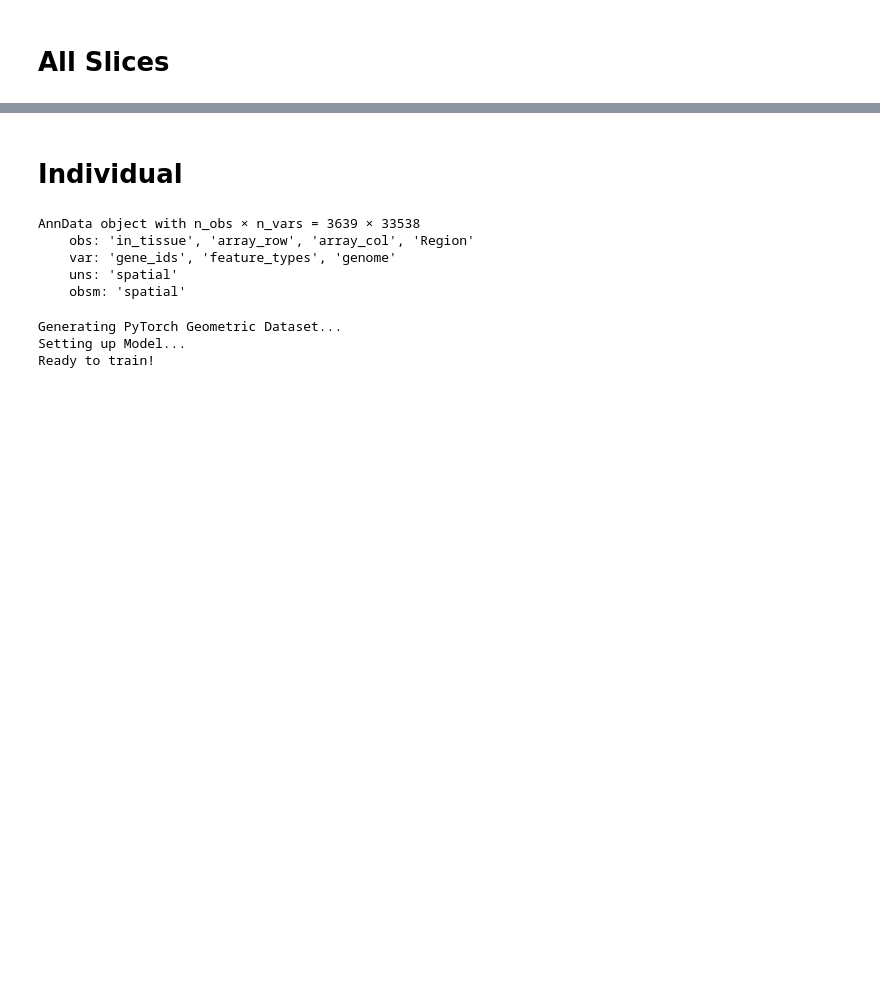
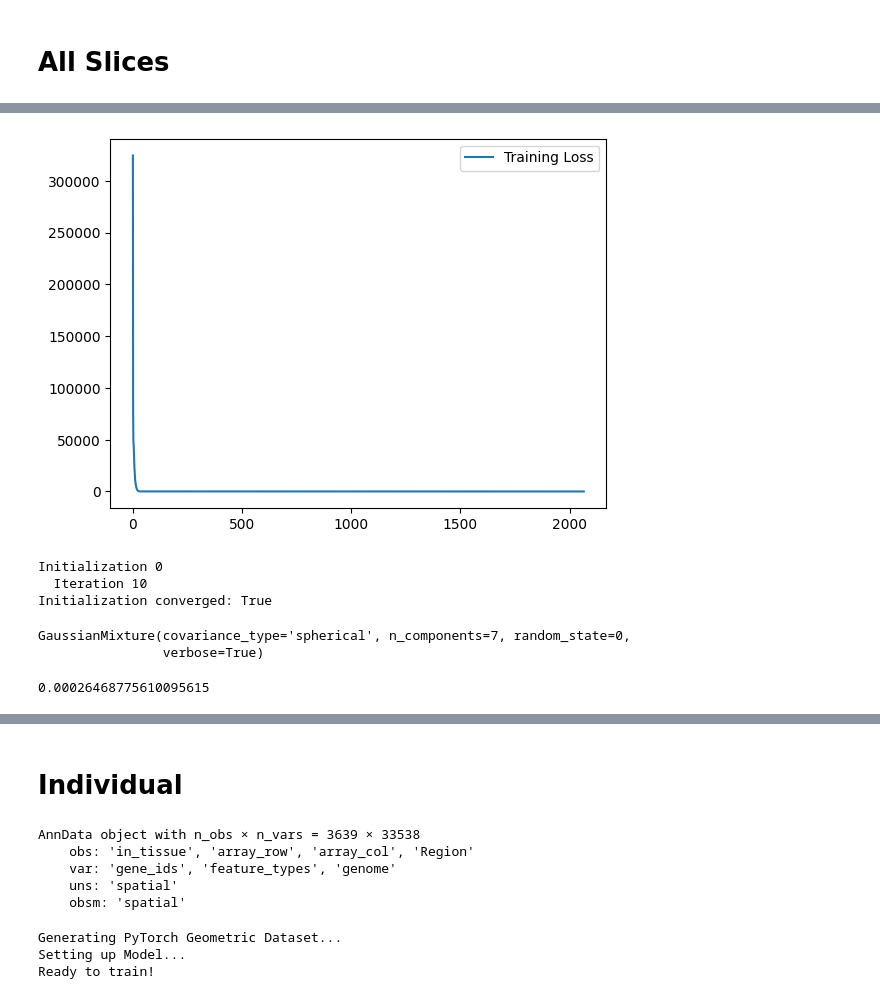
Before and after one commit to jmezallamosas/MSK, a Jupyter notebook: notebooks/dlpfc_grafiti.ipynb, the cells around one changed output, grey strips where cells are left out. Saved outputs shown, nothing was run; the diff lists cells and outputs as text; code cells hidden in the pictures; blank space fills up the shorter version.

```diff
--- a/notebooks/dlpfc_grafiti.ipynb
+++ b/notebooks/dlpfc_grafiti.ipynb
@@ -43,0 +228,3 @@ for filename in os.listdir(f'{datadir}/raw'):
+# %%
+adata = sc.read_h5ad(f'{datadir}/raw/151673.h5ad')
+adata
@@ -43,0 +239,2 @@ for filename in os.listdir(f'{datadir}/raw'):
+# %%
+gae = GAE(adata, hidden_dim=50, latent_dim=50, lr=0.0001, device=device)#, exponent=2, distance_scale=10)
@@ -43,0 +244,2 @@ for filename in os.listdir(f'{datadir}/raw'):
+# %%
+gae.train(10000, update_interval=100, threshold=1e-1, patience=10)
@@ -43,0 +264,4 @@ for filename in os.listdir(f'{datadir}/raw'):
+# %%
+gae.plot()
+# %% [output]
+[figure, added]
@@ -43,0 +272,8 @@ for filename in os.listdir(f'{datadir}/raw'):
+# %%
+gf.tl.find_motifs_gmm(adata,k=7)
+# %% [output]
+Initialization 0
+  Iteration 10
+Initialization converged: True
+GaussianMixture(covariance_type='spherical', n_components=7, random_state=0,
+                verbose=True)
@@ -43,0 +282,5 @@ for filename in os.listdir(f'{datadir}/raw'):
+# %%
+ari = metrics.adjusted_rand_score(obs_df['grafiti_motif'], obs_df['Region'])
+print(ari)
+# %% [output]
+0.00026468775610095615
```
Also changed, not shown: parts of 111 cells of this notebook, 49 other files.
